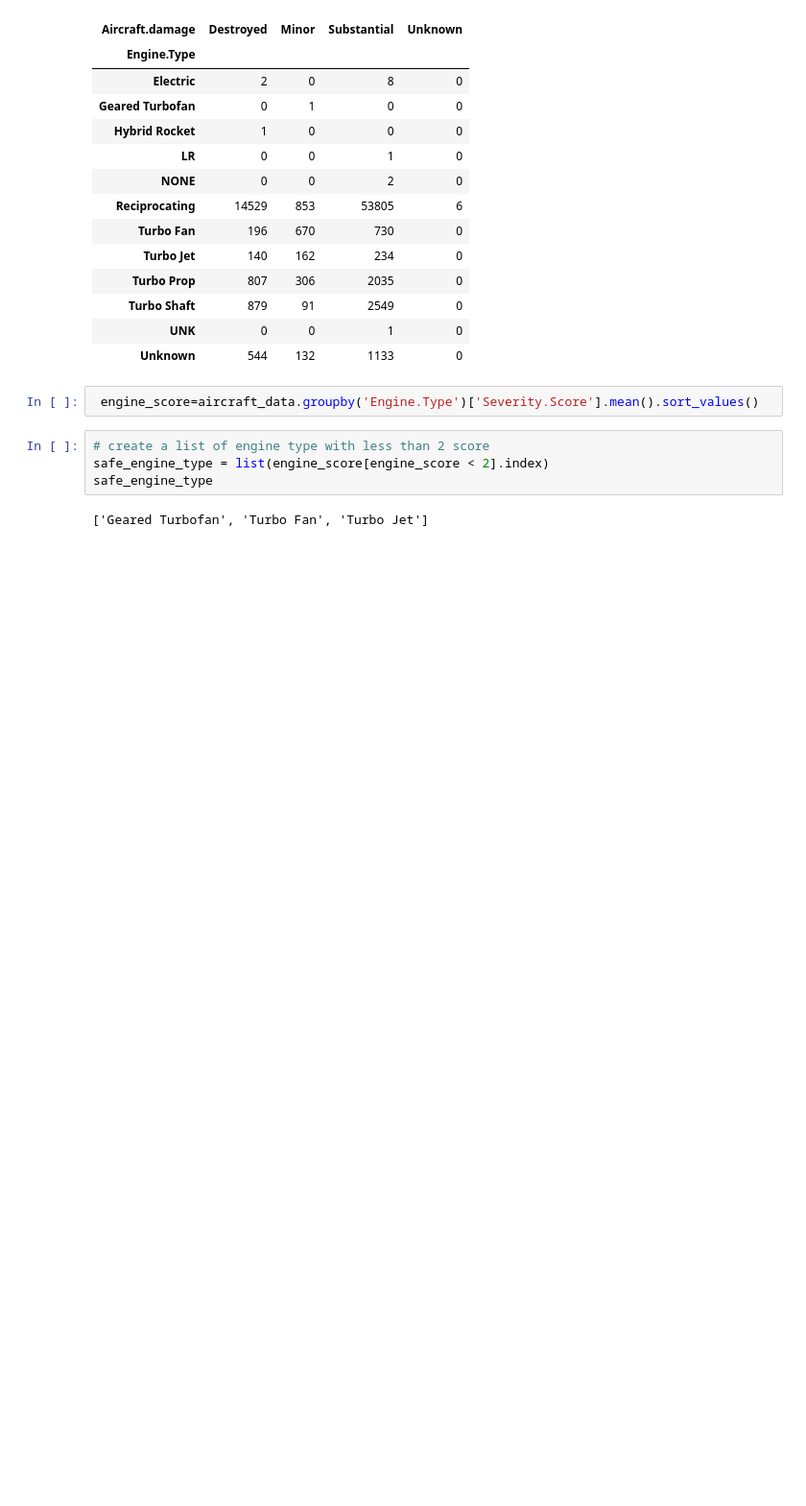
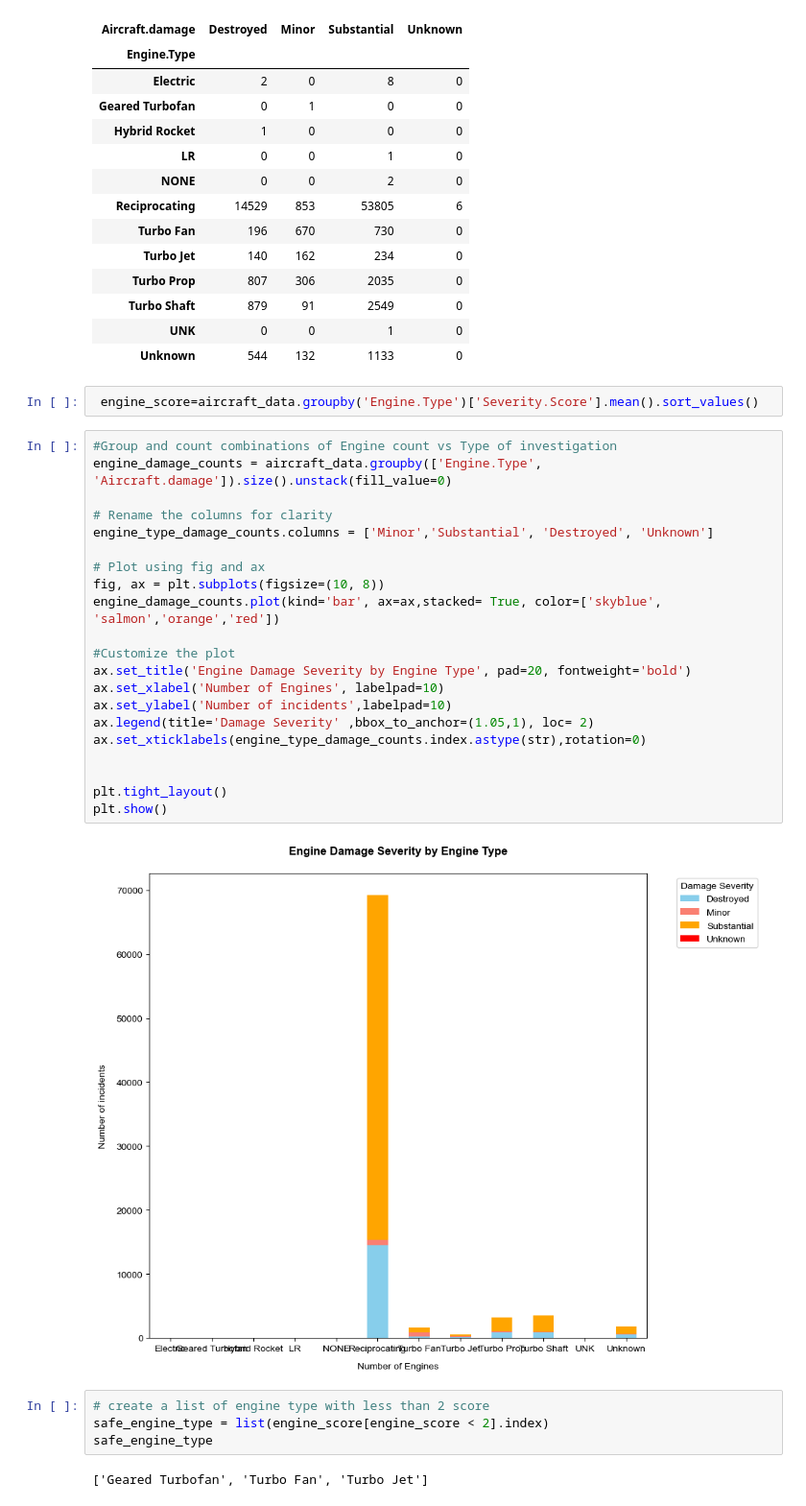
Before and after one commit to rizikilatifa/PHASE-1-AIRCRAFT-PROJECT, a Jupyter notebook: Cleared for Takeoff.ipynb, the cells around one changed output. Shown: that part at 96% size. Drawn from its saved outputs; the diff is of its cells as text; blank space fills up the shorter version.

Commit message:
Engine type graph

```diff
--- a/Cleared for Takeoff.ipynb
+++ b/Cleared for Takeoff.ipynb
@@ -417,6 +417,29 @@ safe_type_of_engines
 | Unknown | 544 | 132 | 1133 | 0 |
 # %%
  engine_score=aircraft_data.groupby('Engine.Type')['Severity.Score'].mean().sort_values()
+# %%
+#Group and count combinations of Engine count vs Type of investigation
+engine_damage_counts = aircraft_data.groupby(['Engine.Type', 'Aircraft.damage']).size().unstack(fill_value=0)
+
+# Rename the columns for clarity
+engine_type_damage_counts.columns = ['Minor','Substantial', 'Destroyed', 'Unknown']
+
+# Plot using fig and ax
+fig, ax = plt.subplots(figsize=(10, 8))
+engine_damage_counts.plot(kind='bar', ax=ax,stacked= True, color=['skyblue', 'salmon','orange','red'])
+
+#Customize the plot
+ax.set_title('Engine Damage Severity by Engine Type', pad=20, fontweight='bold')
+ax.set_xlabel('Number of Engines', labelpad=10)
+ax.set_ylabel('Number of incidents',labelpad=10)
+ax.legend(title='Damage Severity' ,bbox_to_anchor=(1.05,1), loc= 2)
+ax.set_xticklabels(engine_type_damage_counts.index.astype(str),rotation=0)
+
+
+plt.tight_layout()
+plt.show()
+# %% [output]
+[figure, added]
 # %%
 # create a list of engine type with less than 2 score
 safe_engine_type = list(engine_score[engine_score < 2].index)
```
Also changed, not shown: 5 other files.
